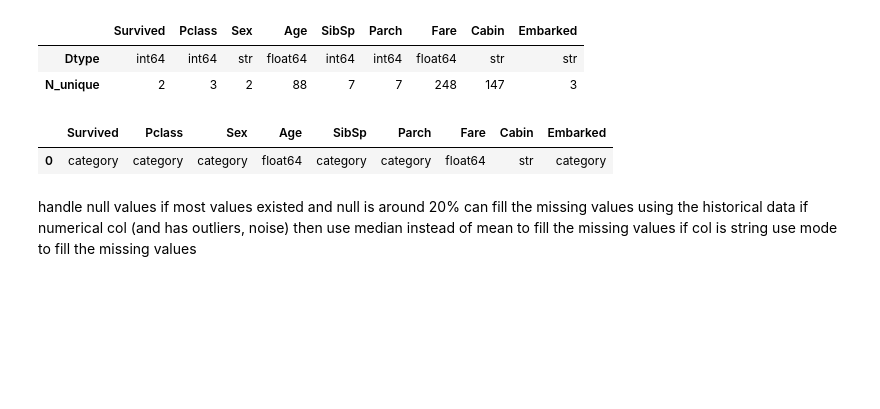
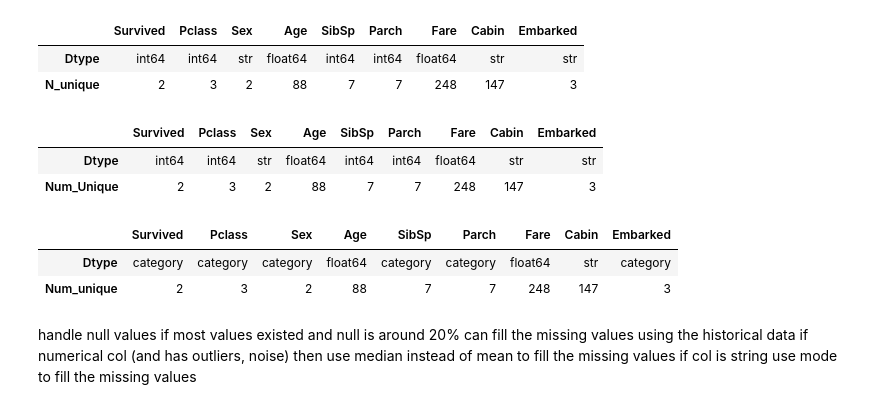
Before and after one commit to hebakhattabGIS/CA_AIS2_G1_Ml, a Jupyter notebook: src/DA/Workshop/Preprocessing-visualizationWS.ipynb, the cells around one changed output. Cells and saved outputs as stored; diff of their text form; code cells hidden in the pictures; blank space fills up the shorter version.

```diff
--- a/src/DA/Workshop/Preprocessing-visualizationWS.ipynb
+++ b/src/DA/Workshop/Preprocessing-visualizationWS.ipynb
@@ -84,3 +84,9 @@ pd.DataFrame({"Dtype ":dtype, "N_unique ": n_uniq}).T
 |  | Survived | Pclass | Sex | Age | SibSp | Parch | Fare | Cabin | Embarked |
 | Dtype | int64 | int64 | str | float64 | int64 | int64 | float64 | str | str |
 | N_unique | 2 | 3 | 2 | 88 | 7 | 7 | 248 | 147 | 3 |
+# %%
+def chk_types(data):
+    dtypes= df.dtypes
+    n_uniq = df.nunique()
+
+    return pd.DataFrame({"Dtype":dtypes, "Num_unique":n_uniq}).T
@@ -87,10 +99,18 @@ pd.DataFrame({"Dtype ":dtype, "N_unique ": n_uniq}).T
+# %%
+chk_types_table(df)
+# %% [output]
+|  | Survived | Pclass | Sex | Age | SibSp | Parch | Fare | Cabin | Embarked |
+| Dtype | int64 | int64 | str | float64 | int64 | int64 | float64 | str | str |
+| Num_Unique | 2 | 3 | 2 | 88 | 7 | 7 | 248 | 147 | 3 |
 # %%
 cols = ["Survived","Pclass","Sex","SibSp","Parch","Embarked"]
 df[cols] = df[cols].astype("category")
-pd.DataFrame(df.dtypes).T
+#pd.DataFrame(df.dtypes).T
+chk_types(df)
 # %% [output]
 |  | Survived | Pclass | Sex | Age | SibSp | Parch | Fare | Cabin | Embarked |
-| 0 | category | category | category | float64 | category | category | float64 | str | category |
+| Dtype | category | category | category | float64 | category | category | float64 | str | category |
+| Num_unique | 2 | 3 | 2 | 88 | 7 | 7 | 248 | 147 | 3 |
 # %%
 def get_data_summary(df):
     return pd.DataFrame({"Dtype ":df.dtype, "N_unique ": df.n_uniq}).T
```
Also changed, not shown: parts of 21 cells of this notebook, 5 other files.
